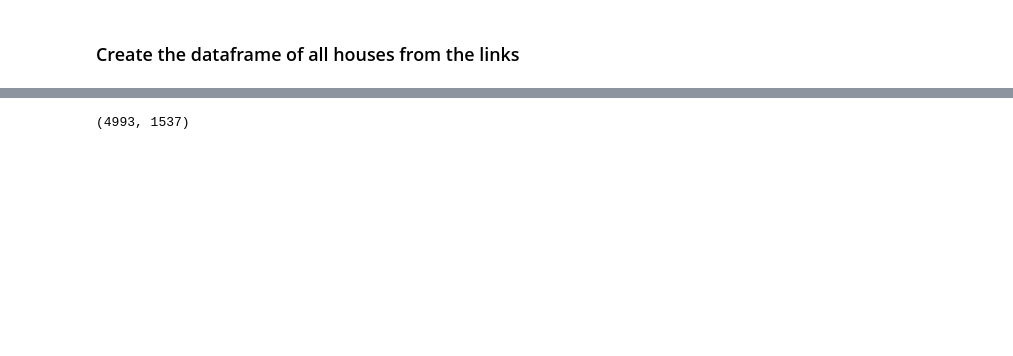
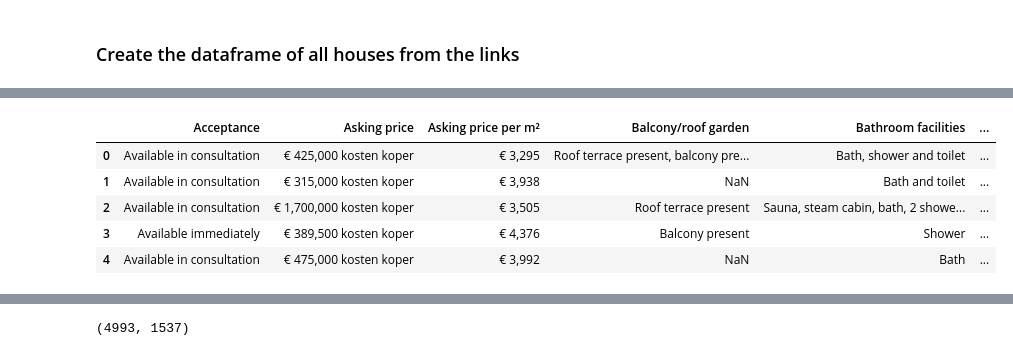
Before and after one commit to RedOrBlueP1ll/datamadness33, a Jupyter notebook: funda_scraper.ipynb, the cells around one changed output, grey strips where cells are left out. Drawn from its saved outputs; the diff is of its cells as text; code cells hidden in the pictures; blank space fills up the shorter version.

```diff
--- a/funda_scraper.ipynb
+++ b/funda_scraper.ipynb
@@ -75,9 +83,16 @@ def get_all_house_links(url):
 # %%
-url = 'https://www.funda.nl/en/koop/heerlen/'
-links = set()
-# get_all_house_links(url)
+#change url for desired city
+url = 'https://www.funda.nl/en/koop/den-haag/'
+# url = 'https://www.funda.nl/en/koop/amsterdam/'
+# url = 'https://www.funda.nl/en/koop/rotterdam/'
 #get city name from url
 city_name = url[29:len(url)-1]
-# get_all_house_links(url)
 print(city_name)
+#set file name
+dt = datetime.datetime.now()
+day = dt.strftime("%d")
+month = dt.strftime("%m")
+yr = dt.strftime("%y")
+filename = city_name + '_' + day + '_' + month + '_' + yr + '.txt'
+print(filename)
 # %% [output]
@@ -85,6 +125,6 @@ heerlen
 # %%
 #get all the links from the links file
-text_file = open('heerlen_22_03_22.txt', 'r')
+text_file = open(filename, 'r')
 lines = text_file.readline()
 links = lines.split(', ')
 
@@ -92,6 +132,7 @@ links = lines.split(', ')
 links[0] = links[0][1:len(links[0])]
 links[len(links)-1] = links[len(links)-1][0:len(links[len(links)-1])-1]
 
+#to remove extra apostrophes for each item in list
 for link in links:
     index = links.index(link)
     temp = link[1:len(link)-1]
@@ -275,0 +271,65 @@ df.head()
+# %%
+#for the sake of the output we ran it 10 times using 'small' instead of 'links'
+driver = webdriver.Chrome(PATH)
+
+df = pd.DataFrame()
+df.to_csv(city_name + '_real_estate.csv')
+
+# small = links[55:65]
+
+for link in links:
+    print(link)
+
+    source = driver.get(url=link)
+    try:
+        without_header = driver.find_elements_by_class_name("object-kenmerken-list")
+        with_header = driver.find_element_by_class_name("object-kenmerken-body").text
+        headers = driver.find_elements_by_class_name("object-kenmerken-list-header")
+    except:
+        without_header = []
+        with_header = ''
+        headers = []
+
+    data = []
+    for items in without_header:
+        string = items.text
+        string = string.split('\n')
+        data.extend(string)
+
+    with_header = with_header.split('\n')
+
+    header_l = []
+    for items in headers:
+        string = items.text
+        string = string.split('\n')
+        header_l.extend(string)
+
+    if 'Areas' in data:
+        data.remove('Areas')
+    #no domain expertise on cadastral data so remove
+    if 'Cadastral map' in data:
+        index_start = data.index('Cadastral map')-1
+        #to find the ending index we need to find the element after 'Exterior space'
+        cad_index = header_l.index('Cadastral data')
+        try:
+            cad_next_header = header_l[cad_index+1]
+            with_header_index = with_header.index(cad_next_header)
+            index_end = data.index(with_header[with_header_index+1])
+            temp_end = data[index_end:len(data)]
+            data = data[0:index_start]
+            data.extend(temp_end)
+        except:
+            data = data[0:index_start-1]
+    col = data[::2]
+    row = data[1::2]
+    col.append('url')
+    row.append(link)
+    res = dict(zip(col, row))
+    df = df.append(res, ignore_index=True)
+    driver.delete_all_cookies()
+    os.remove(city_name + '_real_estate.csv')
+    time.sleep(2)
+    df.to_csv(city_name + '_real_estate.csv')
+
+df.head()
+# %% [output]
@@ -275,0 +346,6 @@ df.head()
+|  | Acceptance | Asking price | Asking price per m² | Balcony/roof garden | Bathroom facilities | ... |
+| 0 | Available in consultation | € 425,000 kosten koper | € 3,295 | Roof terrace present, balcony pre... | Bath, shower and toilet | ... |
+| 1 | Available in consultation | € 315,000 kosten koper | € 3,938 | NaN | Bath and toilet | ... |
+| 2 | Available in consultation | € 1,700,000 kosten koper | € 3,505 | Roof terrace present | Sauna, steam cabin, bath, 2 showe... | ... |
+| 3 | Available immediately | € 389,500 kosten koper | € 4,376 | Balcony present | Shower | ... |
+| 4 | Available in consultation | € 475,000 kosten koper | € 3,992 | NaN | Bath | ... |
```
Also changed, not shown: parts of 42 cells of this notebook.
